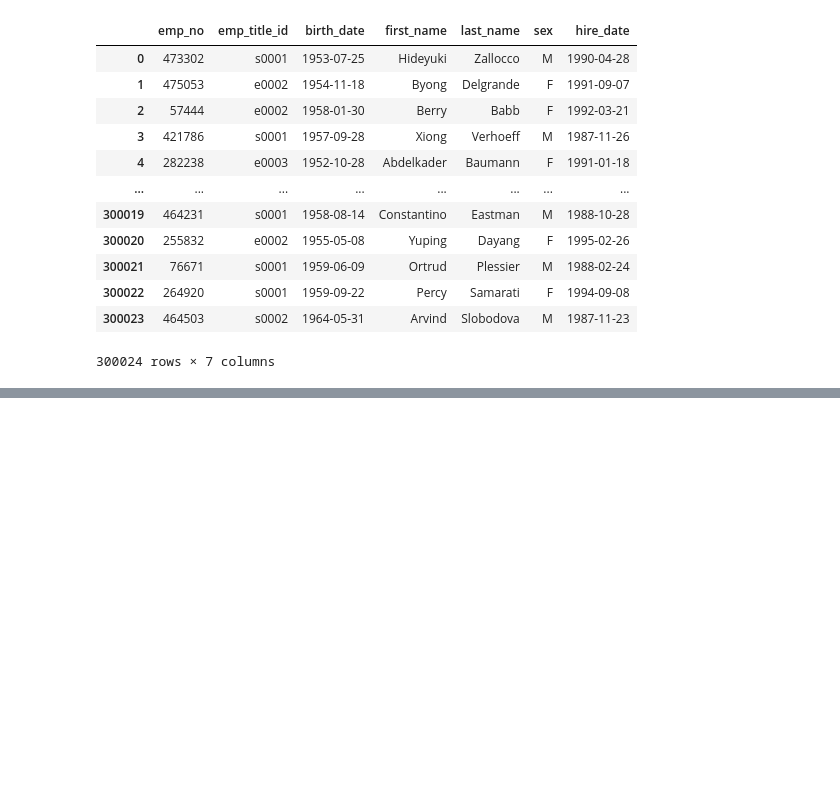
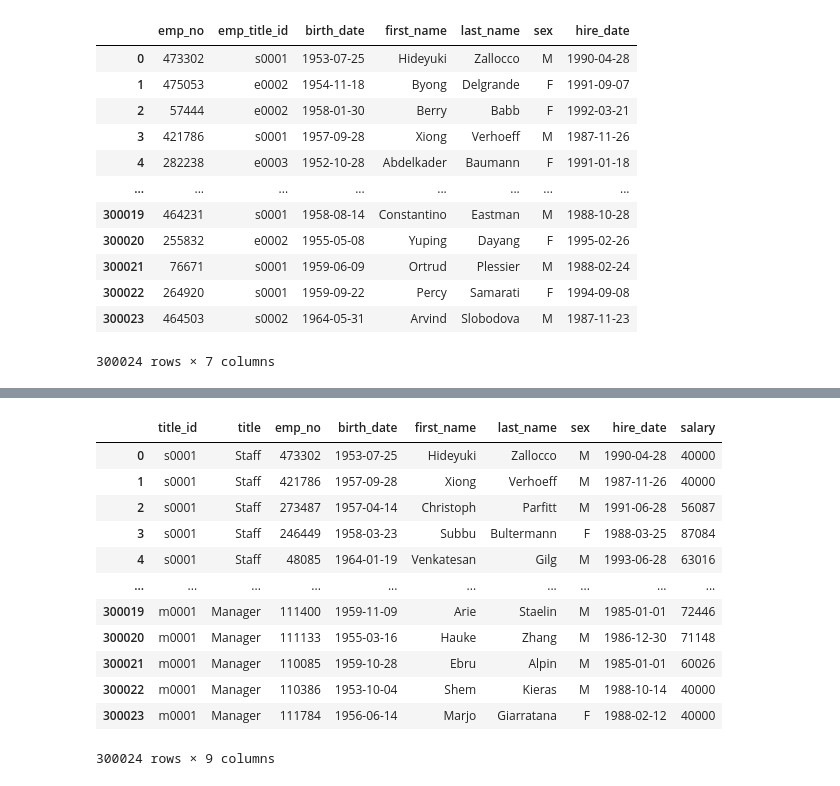
Before and after one commit to nicpie-bit/Employee-Database-Analysis-SQL, a Jupyter notebook: EmployeeSQL/employee_bonus.ipynb, the cells around one changed output, grey strips where cells are left out. Cells and saved outputs as stored; diff of their text form; code cells hidden in the pictures; blank space fills up the shorter version.

```diff
--- a/EmployeeSQL/employee_bonus.ipynb
+++ b/EmployeeSQL/employee_bonus.ipynb
@@ -67,3 +85,21 @@ combined_data
 | 300022 | 264920 | s0001 | 1959-09-22 | Percy | Samarati | F | 1994-09-08 | 62772 |
 | 300023 | 464503 | s0002 | 1964-05-31 | Arvind | Slobodova | M | 1987-11-23 | 41708 |
 300024 rows × 8 columns
+# %%
+combined_data2 = pd.merge(title_data, renamed_combined_data, on="title_id")
+renamed_combined_data2 = combined_data2.rename(columns={'titel':'title'})
+renamed_combined_data2
+# %% [output]
+|  | title_id | title | emp_no | birth_date | first_name | last_name | sex | hire_date | salary |
+| 0 | s0001 | Staff | 473302 | 1953-07-25 | Hideyuki | Zallocco | M | 1990-04-28 | 40000 |
+| 1 | s0001 | Staff | 421786 | 1957-09-28 | Xiong | Verhoeff | M | 1987-11-26 | 40000 |
+| 2 | s0001 | Staff | 273487 | 1957-04-14 | Christoph | Parfitt | M | 1991-06-28 | 56087 |
+| 3 | s0001 | Staff | 246449 | 1958-03-23 | Subbu | Bultermann | F | 1988-03-25 | 87084 |
+| 4 | s0001 | Staff | 48085 | 1964-01-19 | Venkatesan | Gilg | M | 1993-06-28 | 63016 |
+| ... | ... | ... | ... | ... | ... | ... | ... | ... | ... |
+| 300019 | m0001 | Manager | 111400 | 1959-11-09 | Arie | Staelin | M | 1985-01-01 | 72446 |
+| 300020 | m0001 | Manager | 111133 | 1955-03-16 | Hauke | Zhang | M | 1986-12-30 | 71148 |
+| 300021 | m0001 | Manager | 110085 | 1959-10-28 | Ebru | Alpin | M | 1985-01-01 | 60026 |
+| 300022 | m0001 | Manager | 110386 | 1953-10-04 | Shem | Kieras | M | 1988-10-14 | 40000 |
+| 300023 | m0001 | Manager | 111784 | 1956-06-14 | Marjo | Giarratana | F | 1988-02-12 | 40000 |
+300024 rows × 9 columns
```
Also changed, not shown: parts of 8 cells of this notebook, 4 other files.
